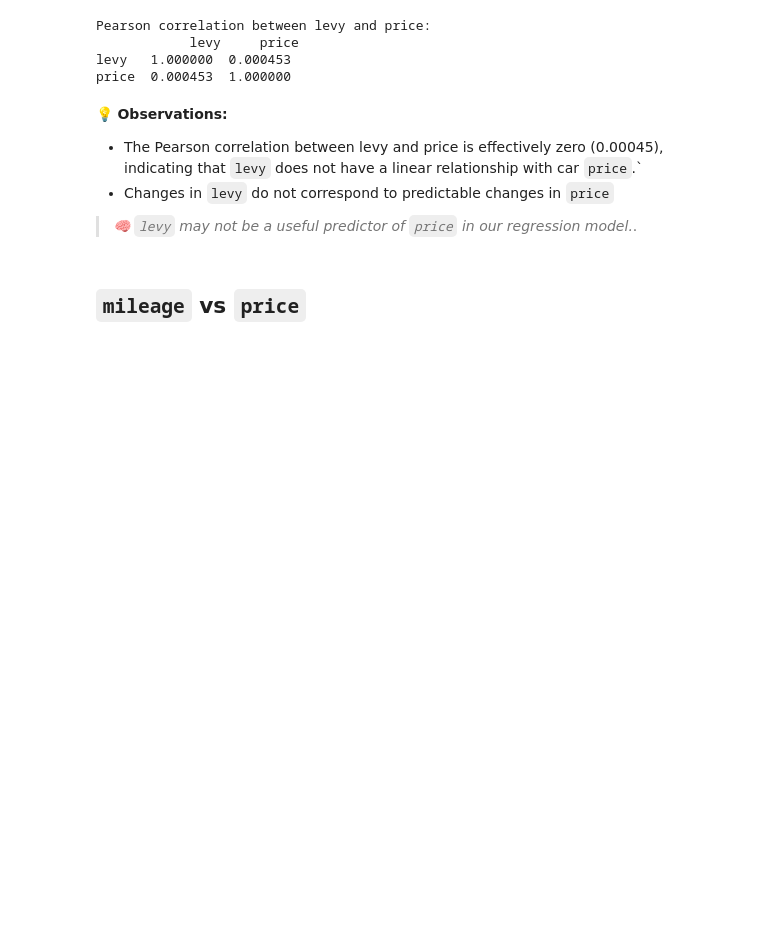
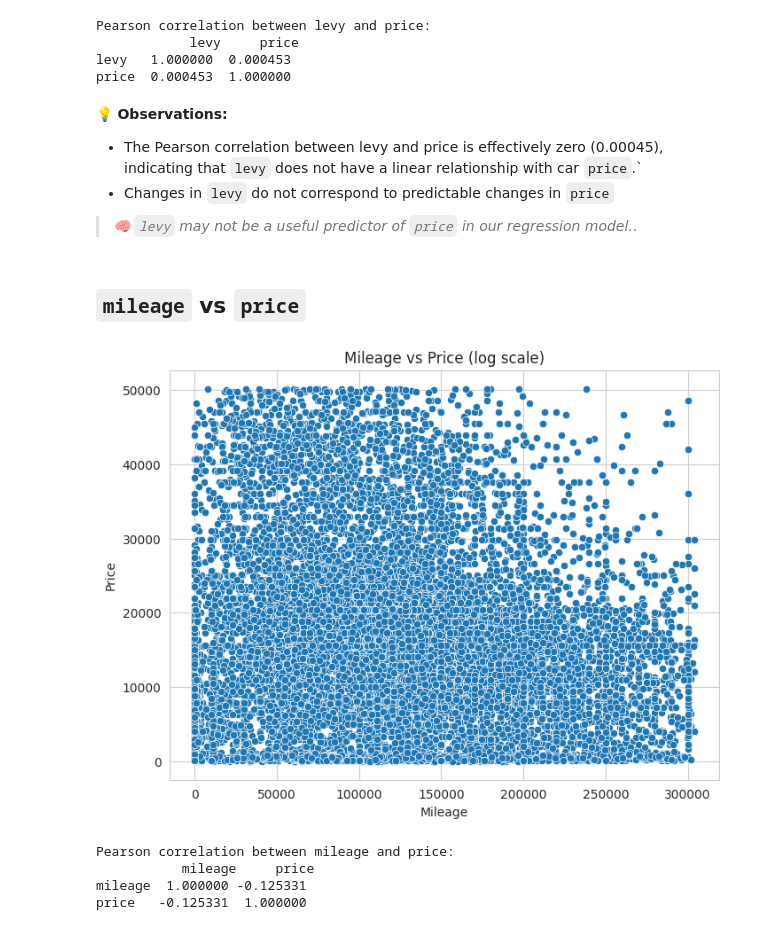
Before and after one commit to Mithula-cbw/Car-Price-Prediction, a Jupyter notebook: notebooks/Group_11_02_Descriptive_Analytics_and_EDA.ipynb, the cells around one changed output. Drawn from its saved outputs; the diff is of its cells as text; code cells hidden in the pictures; blank space fills up the shorter version.

Commit message:
mileage vs price

```diff
--- a/notebooks/Group_11_02_Descriptive_Analytics_and_EDA.ipynb
+++ b/notebooks/Group_11_02_Descriptive_Analytics_and_EDA.ipynb
@@ -1493,3 +1493,28 @@ price  0.000453  1.000000
 > *🧠 `levy` may not be a useful predictor of `price` in our regression model.*.
 # %% [markdown]
 ## `mileage` vs `price`
+# %%
+# 95th percentile of price and mileage
+price_95 = df['price'].quantile(0.95)
+mileage_95 = df['mileage'].quantile(0.95)
+
+# Filter dataset for both conditions
+df_filtered = df[(df['price'] <= price_95) & (df['mileage'] <= mileage_95)]
+
+# Scatter plot
+plt.figure(figsize=(8,6))
+sns.scatterplot(x='mileage', y='price', data=df_filtered)
+plt.title('Mileage vs Price (log scale)')
+plt.xlabel('Mileage')
+plt.ylabel('Price')
+plt.show()
+# %% [output]
+[figure, added]
+# %%
+corr = df_filtered[['mileage', 'price']].corr()
+print("Pearson correlation between mileage and price:\n", corr)
+# %% [output]
+Pearson correlation between mileage and price:
+           mileage     price
+mileage  1.000000 -0.125331
+price   -0.125331  1.000000
```
Also changed, not shown: parts of 1 cell of this notebook.
